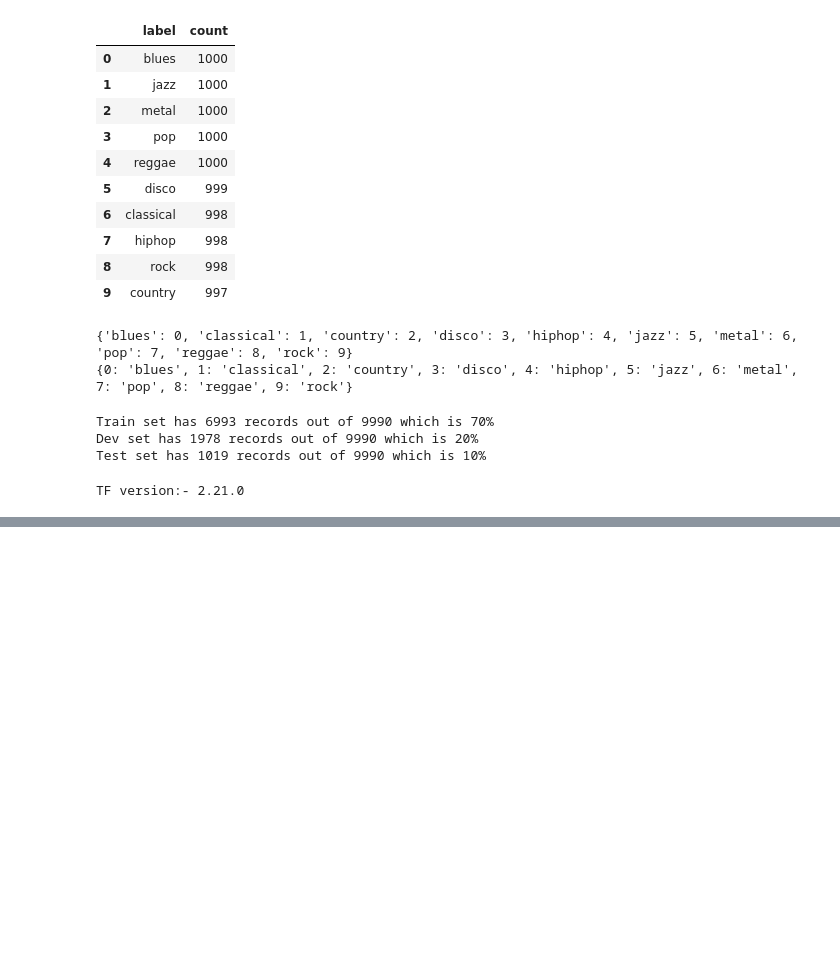
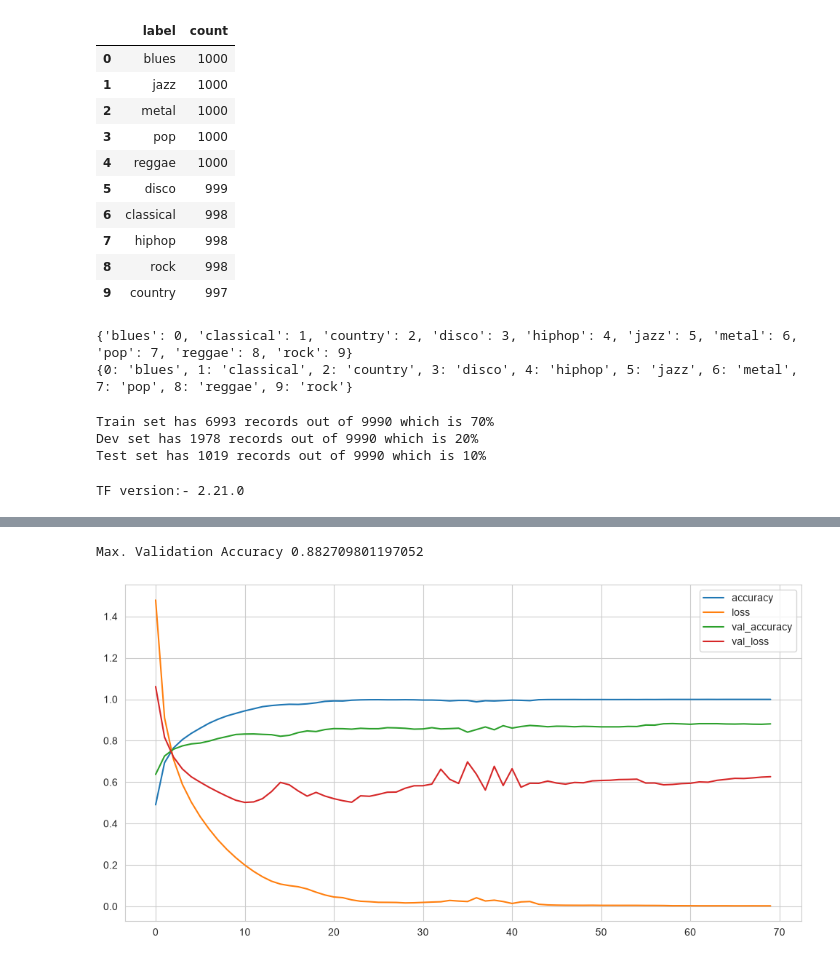
Before and after one commit to diego-nst/BongcayaoTanalgo_ISCS30.63, a Jupyter notebook: project-ver2.ipynb, the cells around one changed output, grey strips where cells are left out. Cells and saved outputs as stored; diff of their text form; code cells hidden in the pictures; blank space fills up the shorter version.

```diff
--- a/project-ver2.ipynb
+++ b/project-ver2.ipynb
@@ -615,6 +594,12 @@ df_X = df_shuffle
 # split into train dev and test
 X_train, df_test_valid_X, y_train, df_test_valid_y = skms.train_test_split(df_X, df_y, train_size=0.7, random_state=seed, stratify=df_y)
 X_dev, X_test, y_dev, y_test = skms.train_test_split(df_test_valid_X, df_test_valid_y, train_size=0.66, random_state=seed, stratify=df_test_valid_y)
+
+# Versions with numerical labels [0,...9] for y-vals
+# used for: Cross Gradient Border, Cross Gradient Border (Random Forest)
+le = LabelEncoder()
+y_train_numericallabels = le.fit_transform(y_train)
+y_dev_numericallabels = le.fit_transform(y_dev)
 # %%
 print(f"Train set has {X_train.shape[0]} records out of {len(df_shuffle)} which is {round(X_train.shape[0]/len(df_shuffle)*100)}%")
 print(f"Dev set has {X_dev.shape[0]} records out of {len(df_shuffle)} which is {round(X_dev.shape[0]/len(df_shuffle)*100)}%")
@@ -655,7 +640,7 @@ def trainModel(model, epochs, optimizer):
                   loss='sparse_categorical_crossentropy',
                   metrics=['accuracy']
     )
-    return model.fit(X_train, y_train, validation_data=(X_dev, y_dev), epochs=epochs,
+    return model.fit(X_train, y_train_numericallabels, validation_data=(X_dev, y_dev_numericallabels), epochs=epochs,
                      batch_size=batch_size, callbacks=[callback]) # the error is here
 
 def plotHistory(history):
@@ -691,0 +692,5 @@ ValueError: Invalid dtype: str
+# %%
+plotHistory(model_1_history)
+# %% [output]
+Max. Validation Accuracy 0.882709801197052
+[figure, added]
```
Also changed, not shown: parts of 13 cells of this notebook.
